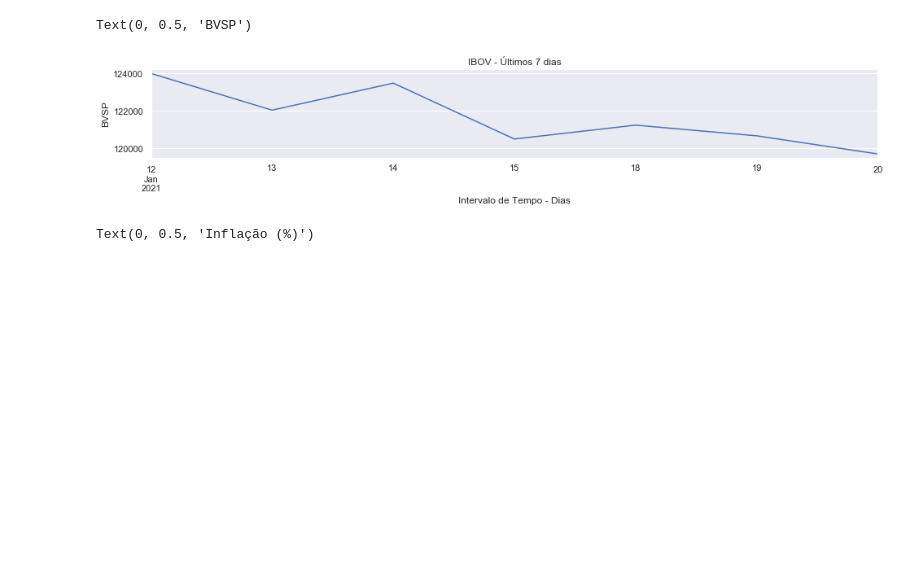
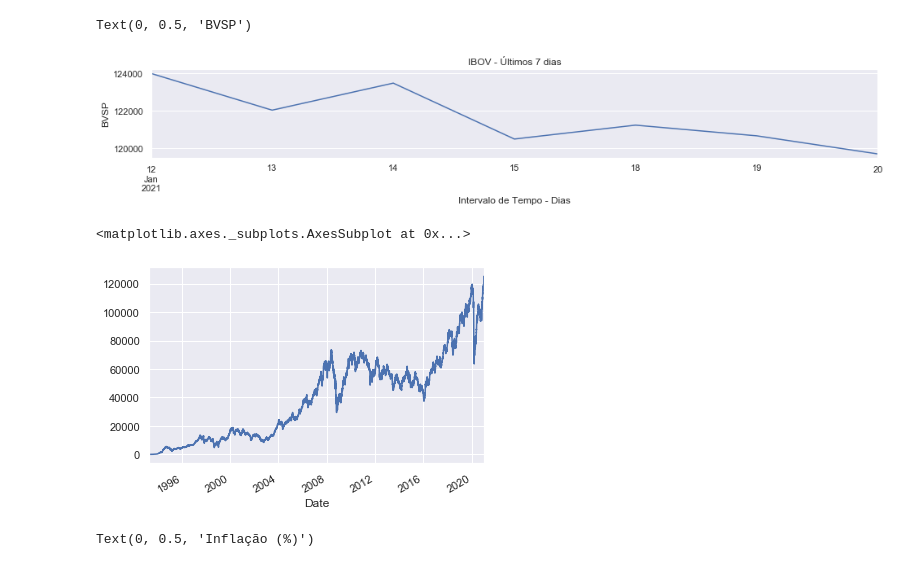
Before and after one commit to kioolz/Kioolz-World, a Jupyter notebook: IBOV.ipynb, the cells around one changed output. Saved outputs shown, nothing was run; the diff lists cells and outputs as text; code cells hidden in the pictures; blank space fills up the shorter version.

```diff
--- a/IBOV.ipynb
+++ b/IBOV.ipynb
@@ -44,6 +44,11 @@ plt.ylabel("BVSP")
 # %% [output]
 Text(0, 0.5, 'BVSP')
 [figure]
+# %%
+ibov["Close"].plot()
+# %% [output]
+<matplotlib.axes._subplots.AxesSubplot at 0x...>
+[figure, added]
 # %%
 #Taxa IPCA desde sempre
 ipca.plot(figsize=(16,2))
```
Also changed, not shown: parts of 12 cells of this notebook.
